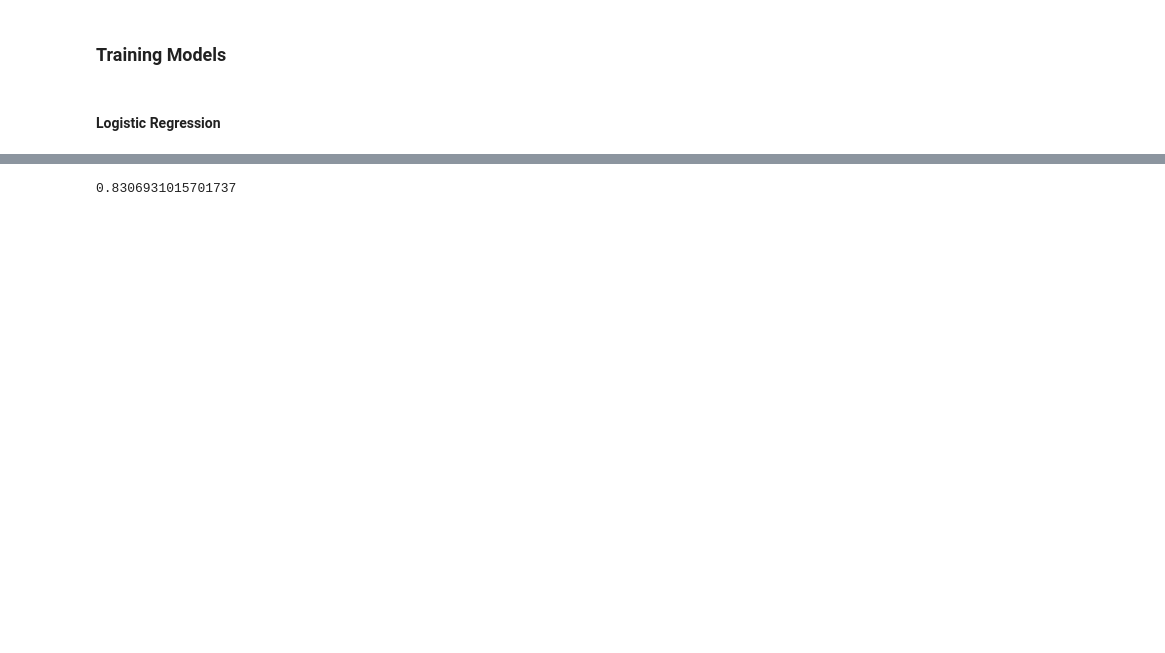
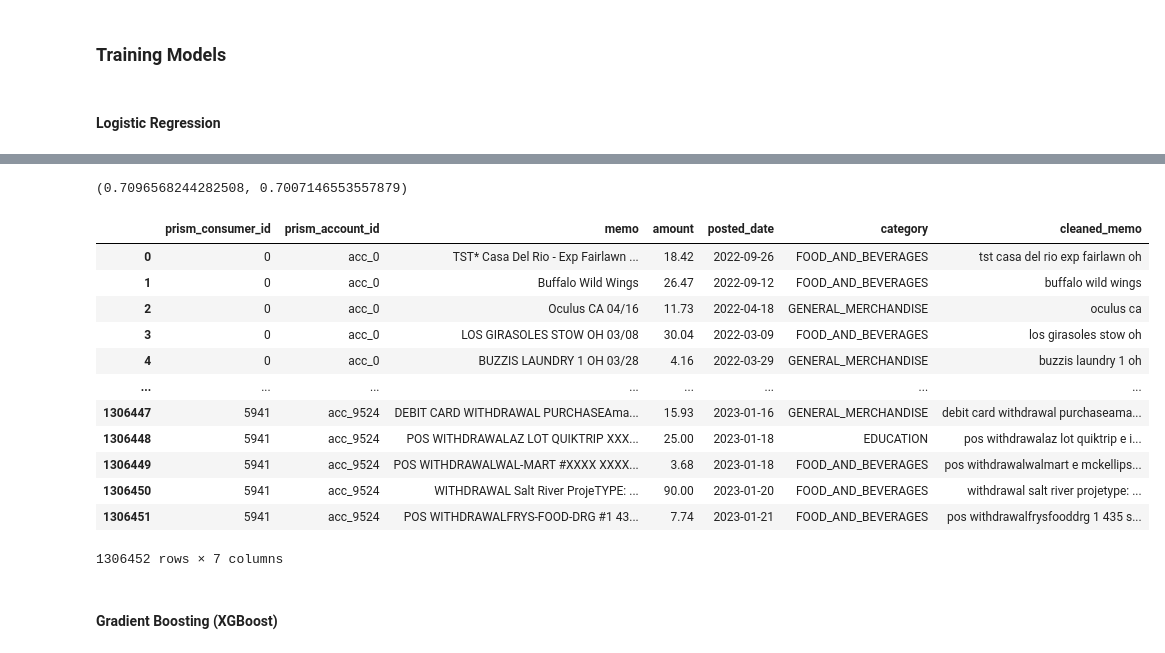
Before and after one commit to danielrmathew/prism-data-credit, a Jupyter notebook: drm_notebook.ipynb, the cells around one changed output, grey strips where cells are left out. Cells and saved outputs as stored; diff of their text form; code cells hidden in the pictures; blank space fills up the shorter version.

```diff
--- a/drm_notebook.ipynb
+++ b/drm_notebook.ipynb
@@ -148,14 +180,23 @@ array(['CHECKCARD XXXX GSUITE_besmer. cc@google.comCA XXXXXXXXXXXXXXXXXXXXXXX RE
        'PURCHASE AUTHORIZED ON 04/09 2LEVY@RAYS SAINT PETERSB FL SXXXXXXXXXXXXXXX CARD XXXX',
        'PURCHASE AUTHORIZED ON 04/09 2LEVY@RAYS SAINT PETERSB FL SXXXXXXXXXXXXXXX CARD XXXX',
        'Draftking@cub XXXXXXXX', 'Draftking@cub XXXXXXXX'], dtype=object)
+# %%
+pattern1 = r'\b\w*x{2,}\w*\b'
+pattern2 = r'\b(0[1-9]|1[0-2])(\/|-)[0-9]{2}\b'
+pattern3 = r"[,'*#_-]"
 # %%
-memos = memos.str.lower() \
-    .str.replace(r'\b\w*x{2,}\w*\b', '', regex=True) \
-    .str.replace(r'\b(0[1-9]|1[0-2])(\/|-)[0-9]{2}\b', '', regex=True) \
-    .str.replace(r"[,'*#_-]", '', regex=True) \
-    .str.replace(r'~', '', regex=True) \
-    .str.replace('purchase.* authorized on', '', regex=True) \
-    .str.replace('tst', '') \
-    .str.replace('checkcard', '') \
-    .str.strip()
+cleaned_memos = (
+    memos.str.lower()
+        .str.replace(pattern1, '', regex=True)                   # removing XXXX
+        .str.replace(pattern2, '', regex=True)                   # removing dates
+        .str.replace(pattern3, '', regex=True)                   # removing unnecessary special characters
+        .str.replace(r'~', '', regex=True)                       # removing ~ (can't include in character class above)
+        .str.replace('purchase.* authorized on', '', regex=True) # removing common phrase
+        .str.replace('checkcard', '')                            # removing common phrase
+        .str.strip()                                             # removing leading and trailing characters
+)
+# %%
+cleaned_memos = cleaned_memos.reset_index().drop(columns='index')
+# %%
+outflows_with_memo['cleaned_memo'] = cleaned_memos
 # %%
@@ -358,4 +459,0 @@ preds_all = clf.predict(outflows_X_test)
-# %%
-(outflows_y_test == preds_all).mean()
-# %% [output]
-0.8306931015701737
@@ -361,0 +465,22 @@ preds_all = clf.predict(outflows_X_test)
+# %%
+(preds_train == y_train).mean(), (preds_test == y_test).mean()
+# %% [output]
+(0.7096568244282508, 0.7007146553557879)
+# %%
+outflows_with_memo
+# %% [output]
+|  | prism_consumer_id | prism_account_id | memo | amount | posted_date | category | cleaned_memo |
+| 0 | 0 | acc_0 | TST* Casa Del Rio - Exp Fairlawn ... | 18.42 | 2022-09-26 | FOOD_AND_BEVERAGES | tst casa del rio exp fairlawn oh |
+| 1 | 0 | acc_0 | Buffalo Wild Wings | 26.47 | 2022-09-12 | FOOD_AND_BEVERAGES | buffalo wild wings |
+| 2 | 0 | acc_0 | Oculus CA 04/16 | 11.73 | 2022-04-18 | GENERAL_MERCHANDISE | oculus ca |
+| 3 | 0 | acc_0 | LOS GIRASOLES STOW OH 03/08 | 30.04 | 2022-03-09 | FOOD_AND_BEVERAGES | los girasoles stow oh |
+| 4 | 0 | acc_0 | BUZZIS LAUNDRY 1 OH 03/28 | 4.16 | 2022-03-29 | GENERAL_MERCHANDISE | buzzis laundry 1 oh |
+| ... | ... | ... | ... | ... | ... | ... | ... |
+| 1306447 | 5941 | acc_9524 | DEBIT CARD WITHDRAWAL PURCHASEAma... | 15.93 | 2023-01-16 | GENERAL_MERCHANDISE | debit card withdrawal purchaseama... |
+| 1306448 | 5941 | acc_9524 | POS WITHDRAWALAZ LOT QUIKTRIP XXX... | 25.00 | 2023-01-18 | EDUCATION | pos withdrawalaz lot quiktrip e i... |
+| 1306449 | 5941 | acc_9524 | POS WITHDRAWALWAL-MART #XXXX XXXX... | 3.68 | 2023-01-18 | FOOD_AND_BEVERAGES | pos withdrawalwalmart e mckellips... |
+| 1306450 | 5941 | acc_9524 | WITHDRAWAL Salt River ProjeTYPE: ... | 90.00 | 2023-01-20 | FOOD_AND_BEVERAGES | withdrawal salt river projetype: ... |
+| 1306451 | 5941 | acc_9524 | POS WITHDRAWALFRYS-FOOD-DRG #1 43... | 7.74 | 2023-01-21 | FOOD_AND_BEVERAGES | pos withdrawalfrysfooddrg 1 435 s... |
+1306452 rows × 7 columns
+# %% [markdown]
+#### Gradient Boosting (XGBoost)
```
Also changed, not shown: parts of 87 cells of this notebook.
